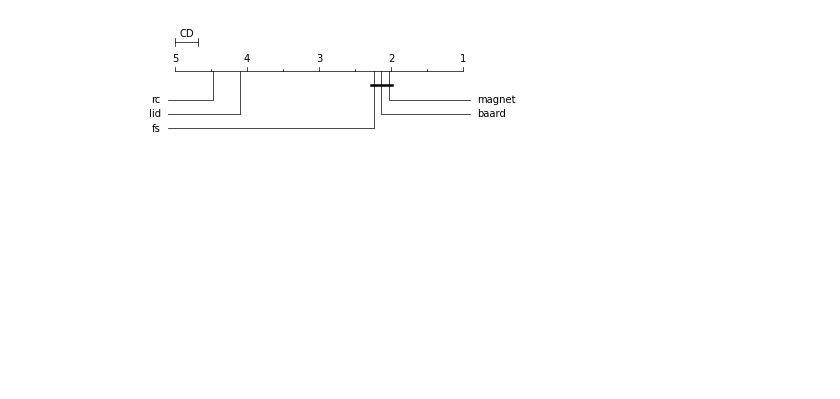
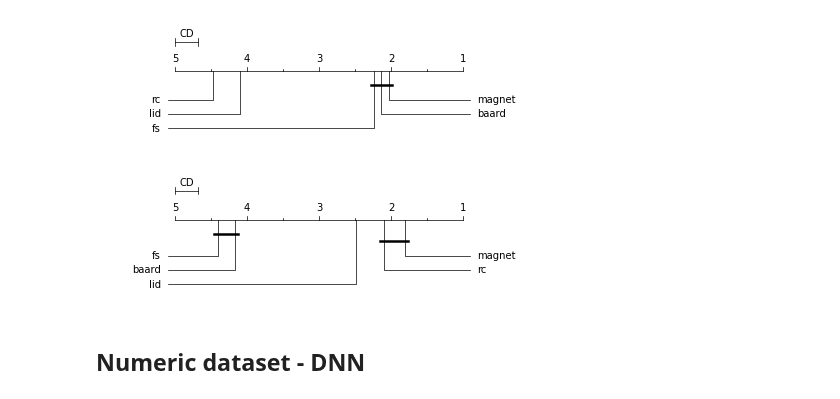
Before and after one commit to changx03/baard_exp2, a Jupyter notebook: charts/nemenyi.ipynb, the cells around one changed output. Saved outputs shown, nothing was run; the diff lists cells and outputs as text; code cells hidden in the pictures; blank space fills up the shorter version.

Commit message:
added nemenyi tests

```diff
--- a/charts/nemenyi.ipynb
+++ b/charts/nemenyi.ipynb
@@ -28,3 +32,14 @@ plot_stats(res_acc_img)
 plt.savefig('nemenyi_acc_img.pdf', format='pdf', dpi=1200, bbox_inches='tight')
 # %% [output]
 [figure]
+# %%
+fpr = pd.concat(
+    {k: g.reset_index(drop=True) for k, g in data.groupby('defence')['fpr']},
+    axis=1)
+res_fpr = autorank(fpr, order='ascending')
+plot_stats(res_fpr)
+plt.savefig('nemenyi_fpr_img.pdf', format='pdf', dpi=1200, bbox_inches='tight')
+# %% [output]
+[figure, added]
+# %% [markdown]
+## Numeric dataset - DNN
```
Also changed, not shown: parts of 10 cells of this notebook, 6 other files.
